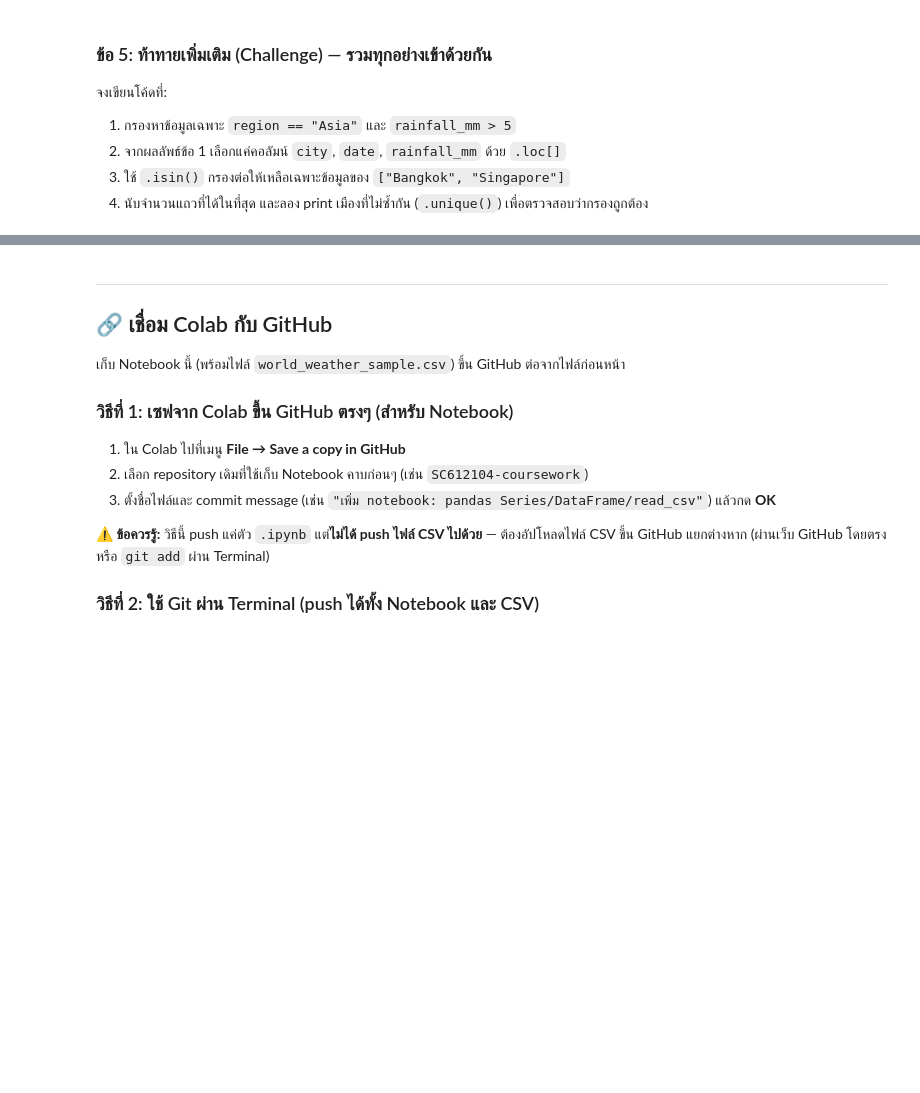
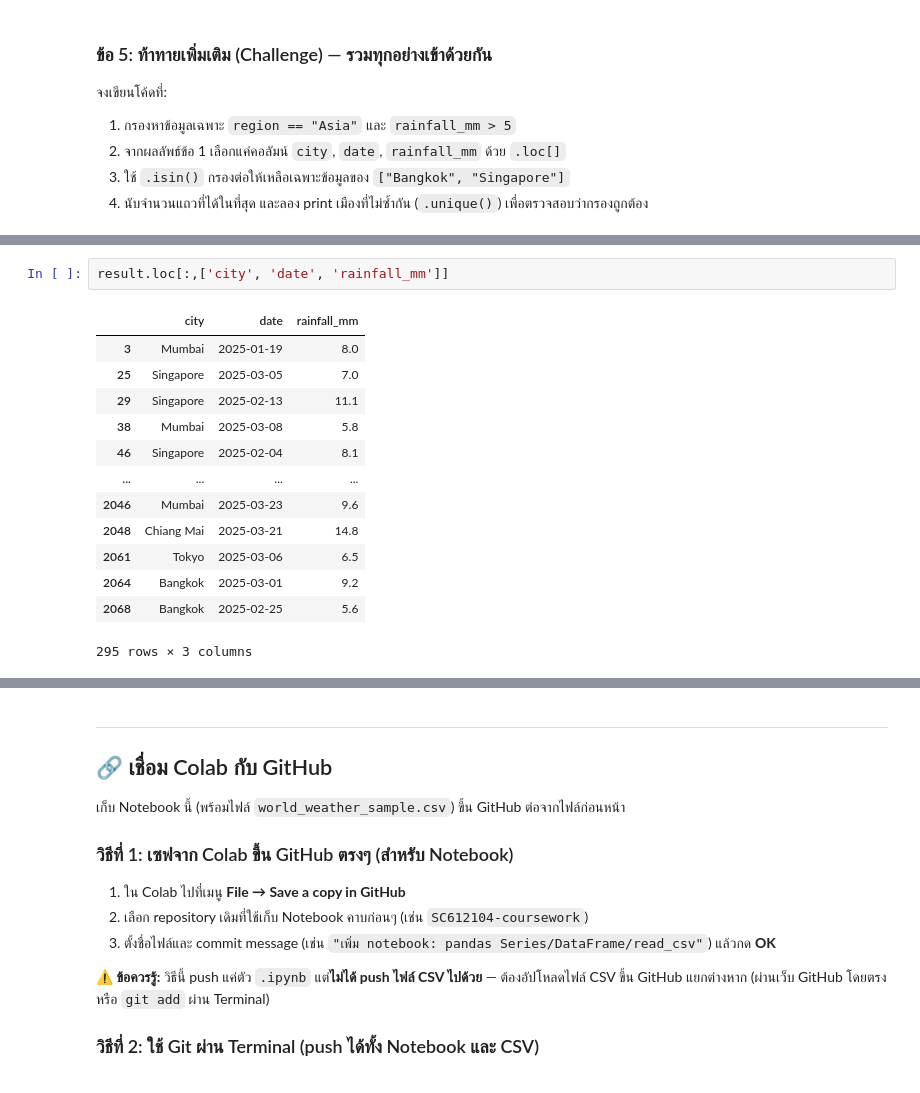
Before and after one commit to kanokrada-dot/SC-612-104-Essential-Data-Science, a Jupyter notebook: SC612104_Session8_Pandas_Basics.ipynb, the cells around one changed output, grey strips where cells are left out. Saved outputs shown, nothing was run; the diff lists cells and outputs as text; blank space fills up the shorter version.

```diff
--- a/SC612104_Session8_Pandas_Basics.ipynb
+++ b/SC612104_Session8_Pandas_Basics.ipynb
@@ -948,0 +1046,16 @@ print(df.iloc[:,[2,5,6]])
+# %%
+result.loc[:,['city', 'date', 'rainfall_mm']]
+# %% [output]
+|  | city | date | rainfall_mm |
+| 3 | Mumbai | 2025-01-19 | 8.0 |
+| 25 | Singapore | 2025-03-05 | 7.0 |
+| 29 | Singapore | 2025-02-13 | 11.1 |
+| 38 | Mumbai | 2025-03-08 | 5.8 |
+| 46 | Singapore | 2025-02-04 | 8.1 |
+| ... | ... | ... | ... |
+| 2046 | Mumbai | 2025-03-23 | 9.6 |
+| 2048 | Chiang Mai | 2025-03-21 | 14.8 |
+| 2061 | Tokyo | 2025-03-06 | 6.5 |
+| 2064 | Bangkok | 2025-03-01 | 9.2 |
+| 2068 | Bangkok | 2025-02-25 | 5.6 |
+295 rows × 3 columns
```
Also changed, not shown: parts of 13 cells of this notebook.
